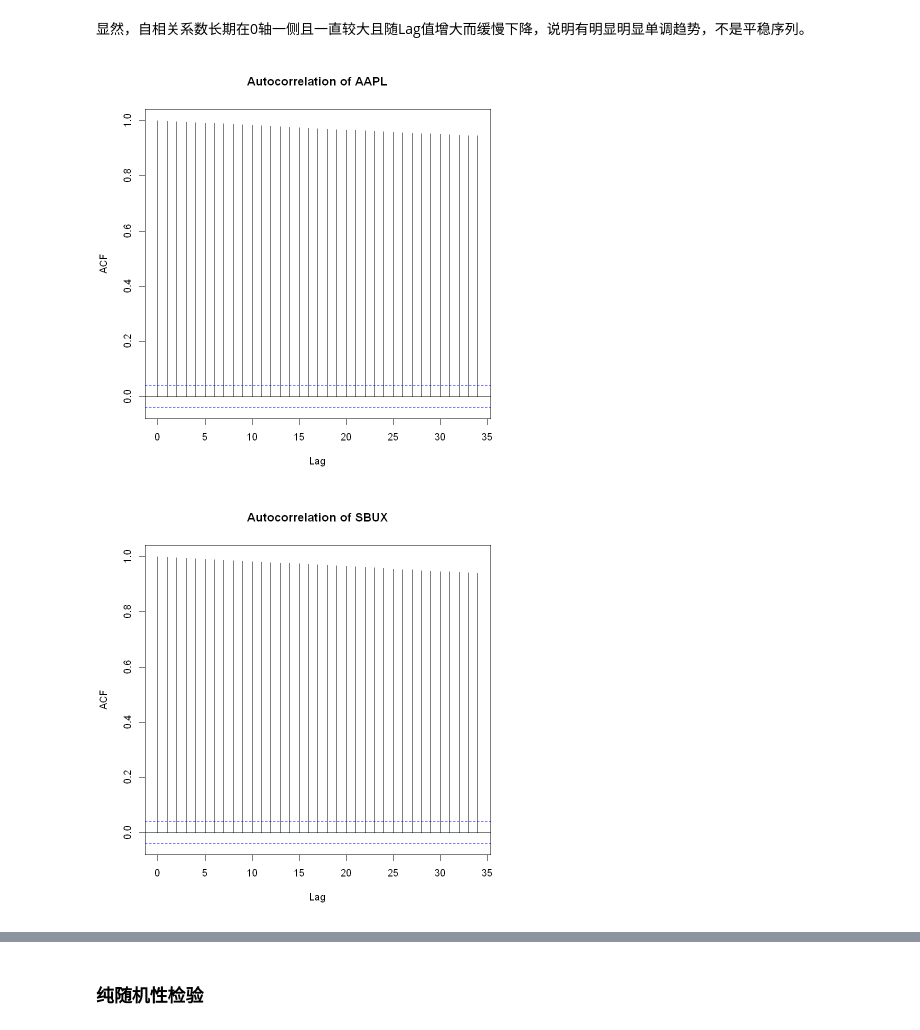
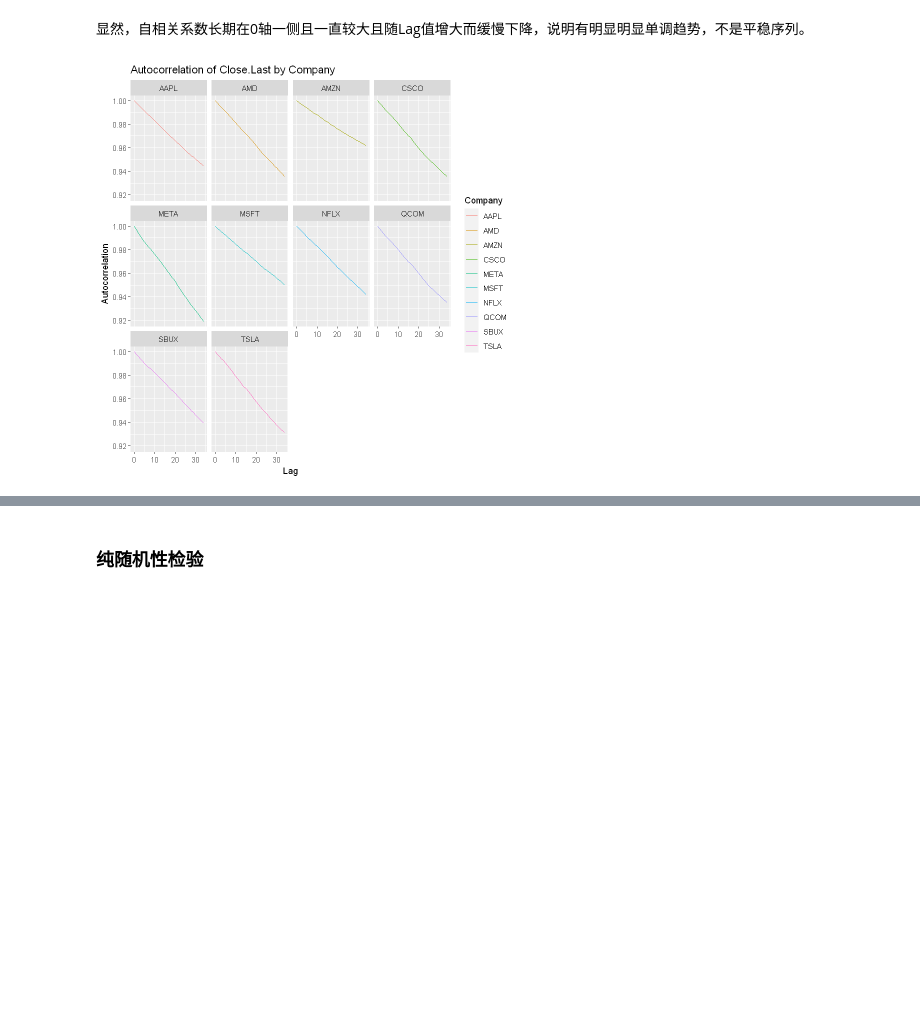
Before and after one commit to wuhang03/Statistical-Analysis-and-Modeling, a Jupyter notebook: 时序模型.ipynb, the cells around one changed output, grey strips where cells are left out. Saved outputs shown, nothing was run; the diff lists cells and outputs as text; code cells hidden in the pictures; blank space fills up the shorter version.

```diff
--- a/时序模型.ipynb
+++ b/时序模型.ipynb
@@ -430,15 +494,32 @@ acf(data$Close.Last, main="Autocorrelation of Close.Last")
 # %%
 # 数据框名为 data，公司名的列名为 Company
 companies <- unique(data$Company)
+
+# 创建一个空的 ggplot 对象
+p <- ggplot()
 
 # 为每个公司生成自相关图
 for (company in companies) {
     # 提取该公司的数据
     company_data <- data[data$Company == company, ]
 
-    # 绘制自相关图
-    acf(company_data$Close.Last, main = paste("Autocorrelation of", company))
+    # 计算自相关系数
+    acf_values <- acf(company_data$Close.Last, plot = FALSE)
+
+    # 将自相关系数转换为数据框
+    acf_df <- data.frame(Lag = acf_values$lag, ACF = acf_values$acf, Company = company)
+
+    # 添加到 ggplot 对象
+    p <- p + geom_line(data = acf_df, aes(x = Lag, y = ACF, color = Company))
 }
+
+# 添加标题和轴标签
+p <- p + labs(x = "Lag", y = "Autocorrelation", title = "Autocorrelation of Close.Last by Company")
+
+# 为每个公司生成单独的图
+p <- p + facet_wrap(~Company)
+
+# 打印图形
+print(p)
 # %% [output]
-[figure, old version]
+[figure, new version]
-[figure, removed]
```
Also changed, not shown: parts of 14 cells of this notebook, 3 other files.
